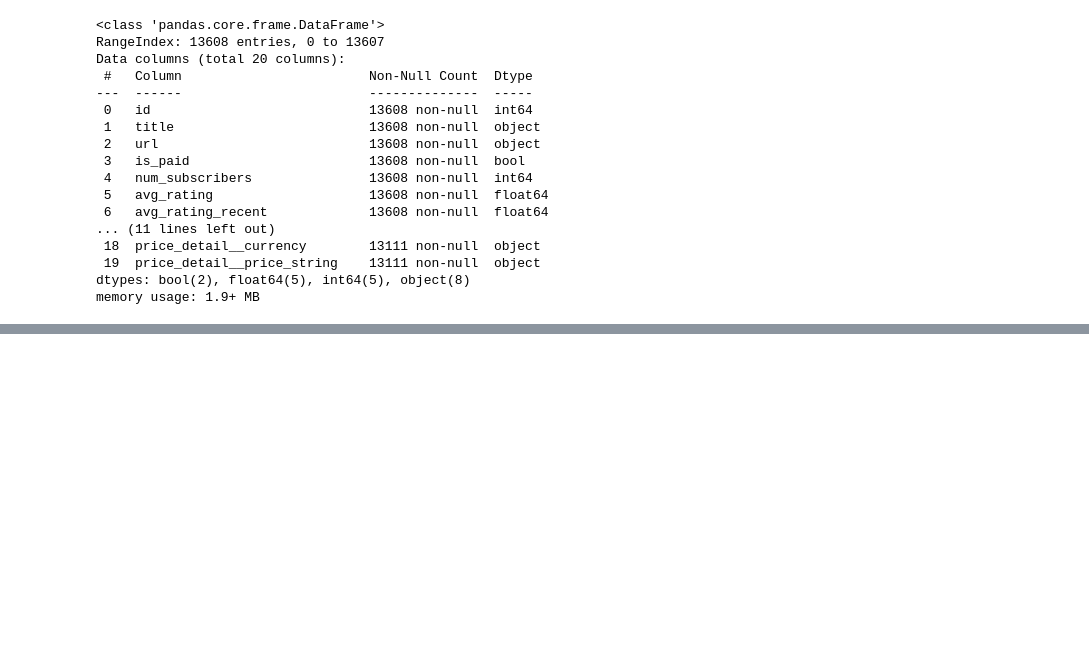
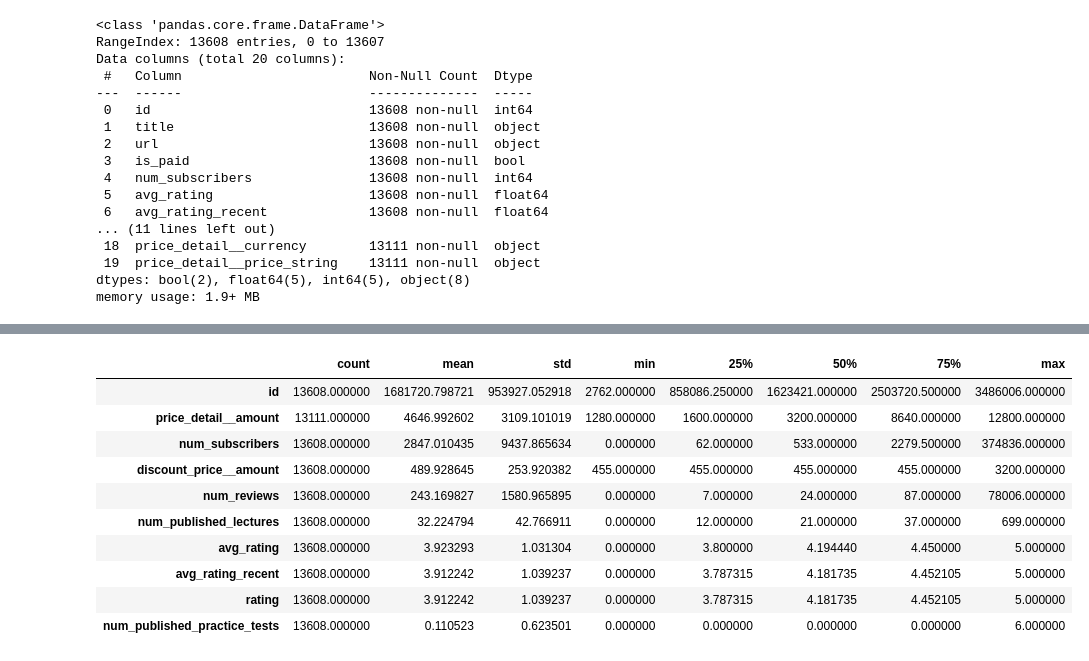
Before and after one commit to travisngt/EDA-FINANCE-UDEMY, a Jupyter notebook: Untitled-1.ipynb, the cells around one changed output, grey strips where cells are left out. Drawn from its saved outputs; the diff is of its cells as text; code cells hidden in the pictures; blank space fills up the shorter version.

```diff
--- a/Untitled-1.ipynb
+++ b/Untitled-1.ipynb
@@ -34,0 +55,24 @@ NameError: name 'df' is not defined
+# %%
+statistics = df.describe().T
+
+sorted_statistics = statistics.sort_values("mean",ascending=False)
+
+styled_statistics = sorted_statistics.style.background_gradient(cmap="Greens")
+
+styled_statistics = styled_statistics.bar(subset=["std"], color="blue")
+
+styled_statistics = styled_statistics.bar(subset=["75%"], color="red")
+
+styled_statistics
+# %% [output]
+|  | count | mean | std | min | 25% | 50% | 75% | max |
+| id | 13608.000000 | 1681720.798721 | 953927.052918 | 2762.000000 | 858086.250000 | 1623421.000000 | 2503720.500000 | 3486006.000000 |
+| price_detail__amount | 13111.000000 | 4646.992602 | 3109.101019 | 1280.000000 | 1600.000000 | 3200.000000 | 8640.000000 | 12800.000000 |
+| num_subscribers | 13608.000000 | 2847.010435 | 9437.865634 | 0.000000 | 62.000000 | 533.000000 | 2279.500000 | 374836.000000 |
+| discount_price__amount | 13608.000000 | 489.928645 | 253.920382 | 455.000000 | 455.000000 | 455.000000 | 455.000000 | 3200.000000 |
+| num_reviews | 13608.000000 | 243.169827 | 1580.965895 | 0.000000 | 7.000000 | 24.000000 | 87.000000 | 78006.000000 |
+| num_published_lectures | 13608.000000 | 32.224794 | 42.766911 | 0.000000 | 12.000000 | 21.000000 | 37.000000 | 699.000000 |
+| avg_rating | 13608.000000 | 3.923293 | 1.031304 | 0.000000 | 3.800000 | 4.194440 | 4.450000 | 5.000000 |
+| avg_rating_recent | 13608.000000 | 3.912242 | 1.039237 | 0.000000 | 3.787315 | 4.181735 | 4.452105 | 5.000000 |
+| rating | 13608.000000 | 3.912242 | 1.039237 | 0.000000 | 3.787315 | 4.181735 | 4.452105 | 5.000000 |
+| num_published_practice_tests | 13608.000000 | 0.110523 | 0.623501 | 0.000000 | 0.000000 | 0.000000 | 0.000000 | 6.000000 |
```
Also changed, not shown: parts of 8 cells of this notebook.
